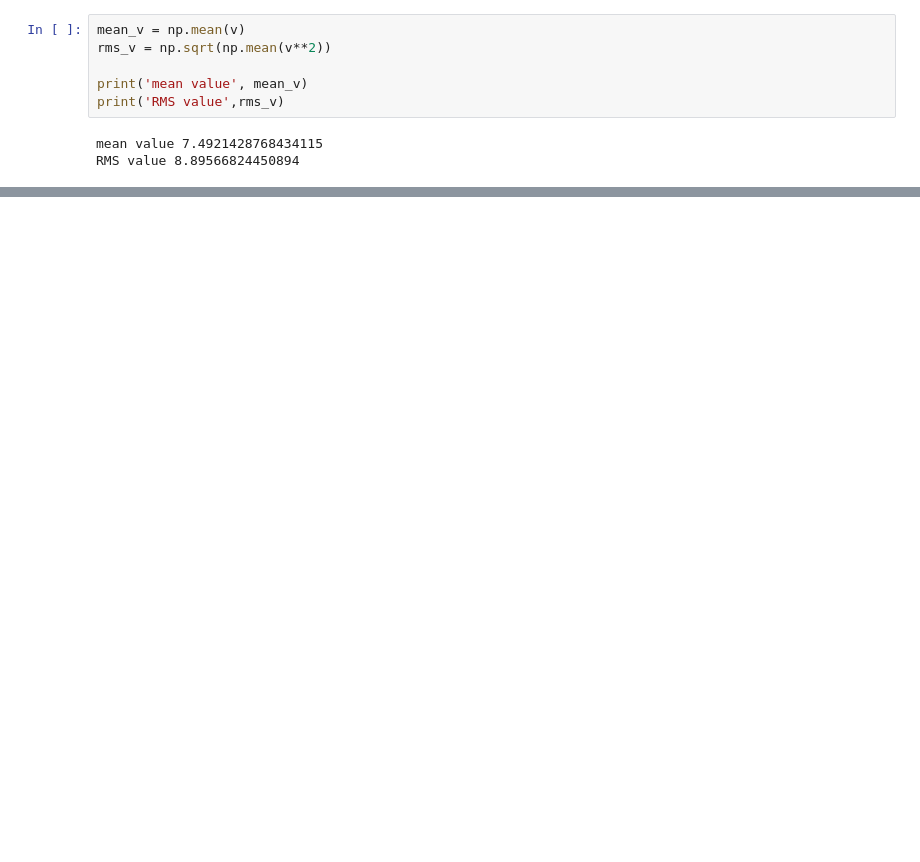
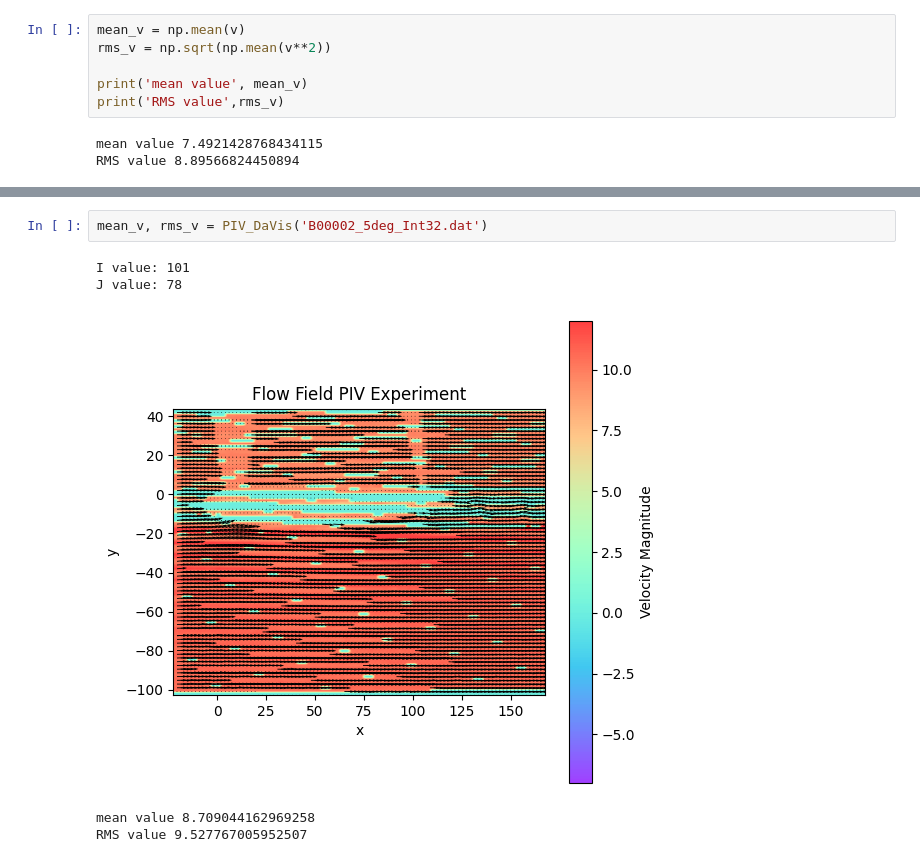
Before and after one commit to Psych17101/FMT-DataProcessing, a Jupyter notebook: PIV__PYTHON.ipynb, the cells around one changed output, grey strips where cells are left out. Drawn from its saved outputs; the diff is of its cells as text; blank space fills up the shorter version.

```diff
--- a/PIV__PYTHON.ipynb
+++ b/PIV__PYTHON.ipynb
@@ -354,0 +522,8 @@ RMS value 8.89566824450894
+# %%
+mean_v, rms_v = PIV_DaVis('B00002_5deg_Int32.dat')
+# %% [output]
+I value: 101
+J value: 78
+[figure, added]
+mean value 8.709044162969258
+RMS value 9.527767005952507
```
Also changed, not shown: parts of 25 cells of this notebook, 24 other files.
